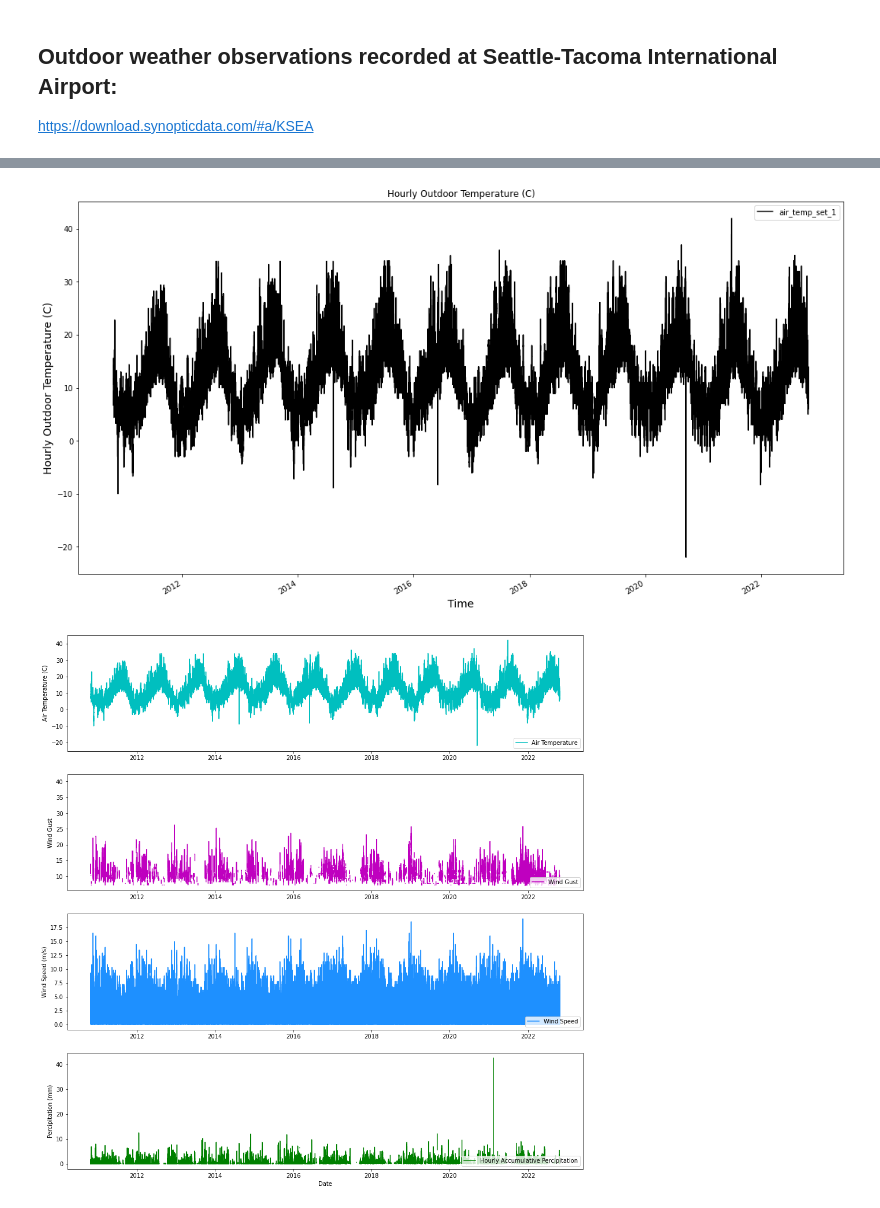
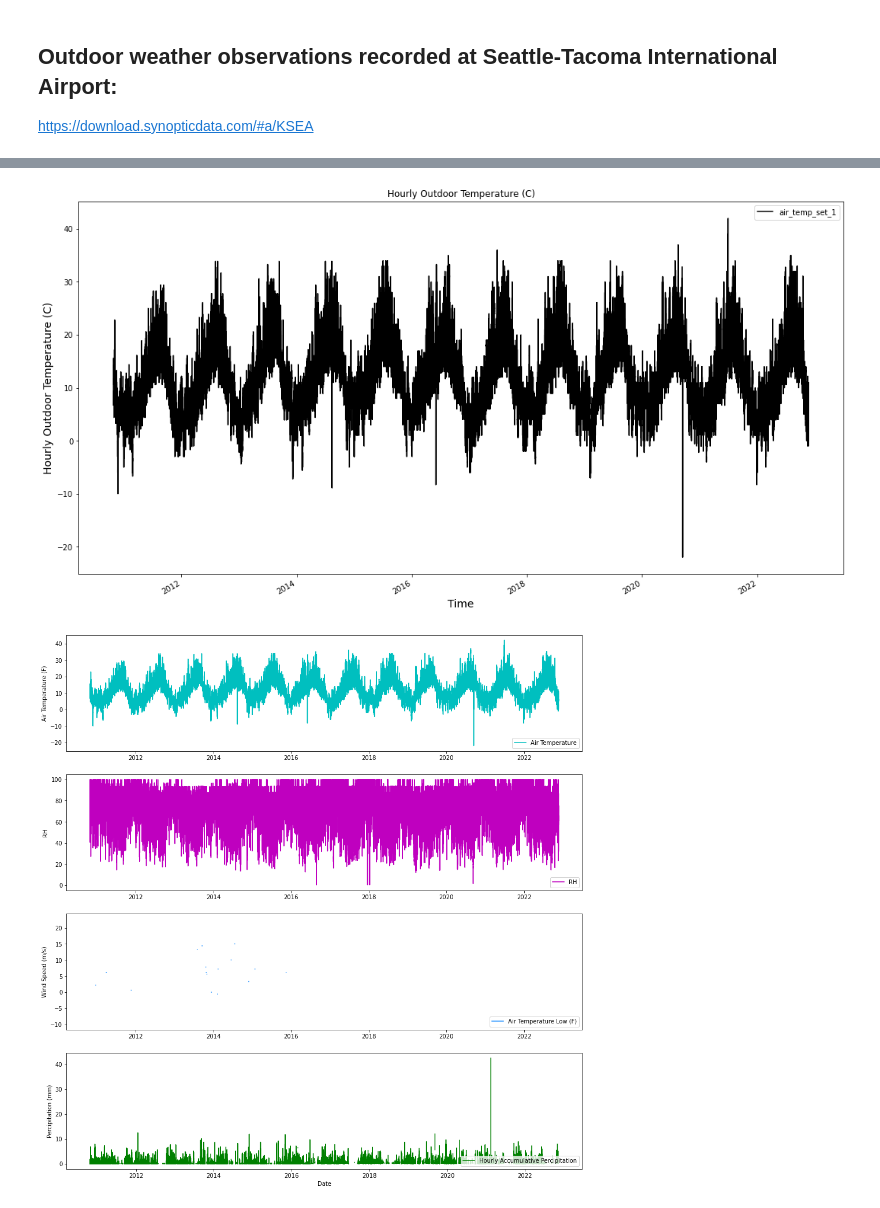
Before and after one commit to aworthyperson/Bike_Counters_Air_Quality, a Jupyter notebook: Bike_and_AQ_import_python.ipynb, the cells around one changed output, grey strips where cells are left out. Cells and saved outputs as stored; diff of their text form; code cells hidden in the pictures.

Commit message:
new weather data

```diff
--- a/Bike_and_AQ_import_python.ipynb
+++ b/Bike_and_AQ_import_python.ipynb
@@ -366,6 +361,8 @@ aq
 ## Outdoor weather observations recorded at Seattle-Tacoma International Airport:
 https://download.synopticdata.com/#a/KSEA
 # %%
-out= pd.read_csv("Data/KSEA.csv", sep=',', header=[10])
+#out= pd.read_csv("Data/KSEA.csv", sep=',', header=[10])
+out= pd.read_csv("Data/KSEA.2022-11-21.csv", sep=',', header=[10])
+
 out.head()
 # %% [output]
@@ -411,7 +396,7 @@ out= out.drop(0,axis=0)
 # %%
 out.Date_Time= pd.to_datetime(out.Date_Time)
 
-cols = out.columns.drop(['Date_Time','wind_direction_set_1'])
+cols = out.columns.drop(['Date_Time'])
 
 out[cols] = out[cols].apply(pd.to_numeric, errors='coerce')
 
@@ -464,7 +447,7 @@ ax.set_ylabel("Hourly Outdoor Temperature (C)",color='k',fontsize=14);
 
 #plt.show();
 # %% [output]
-[figure, old version]
+[figure, new version]
 # %%
 fig, (ax1, ax2, ax3, ax4) = plt.subplots(nrows=4, ncols=1, figsize=(16,17))
 
@@ -476,23 +459,22 @@ ax1.plot(x1, y1, label = "Air Temperature", color='c', markerfacecolor='white')
 
 
 #Axis Labels
-ax1.set_ylabel('Air Temperature (C)')
+ax1.set_ylabel('Air Temperature (F)')
 
 
 x2 = out['Date_Time']
-y2 = out['wind_gust_set_1']
+y2 = out['relative_humidity_set_1']
 
-ax2.plot(x2, y2, label = "Wind Gust", color='m',  markerfacecolor='white')
+ax2.plot(x2, y2, label = "RH", color='m',  markerfacecolor='white')
 
 #Axis Labels
-ax2.set_ylabel('Wind Gust')
-#ax2.set_title('Monthy Mean Air Temperature at Pirbadet')
+ax2.set_ylabel('RH ')
 
 
 x3 = out['Date_Time']
-y3 = out['wind_speed_set_1']
+y3 = out['air_temp_low_24_hour_set_1']
 
-ax3.plot(x3, y3, label = "Wind Speed", color='dodgerblue', markerfacecolor='white')
+ax3.plot(x3, y3, label = "Air Temperature Low (F)", color='dodgerblue', markerfacecolor='white')
 
 
 #Axis Labels
@@ -501,31 +483,31 @@ ax3.set_ylabel('Wind Speed (m/s)')
 #ax3.set_title('Monthy Degre Day at Pirbadet')
 # show a legend on the plot
 
 ax2.legend(loc='lower right')
 
 
 ax1.legend(loc='lower right')
 ax3.legend(loc='lower right')
 
 
 x4 = out['Date_Time']
 y4 = out['precip_accum_one_hour_set_1']
 
 ax4.plot(x4, y4, label = "Hourly Accumulative Percipitation", color='g',  markerfacecolor='white')
 #axs.set_xlim(pd.Timestamp('2007-12-01 00:00'), pd.Timestamp('2022-05-01 00:00'))
 #ax4.set_xlim(pd.Timestamp('2014-11-01 00:00'), pd.Timestamp('2022-05-01 00:00'))
 
 
 #Axis Labels
 ax4.set_ylabel('Percipitation (mm)')
 ax4.set_xlabel('Date')
 
 
 # show a legend on the plot
 
 ax4.legend(loc='lower right')
 
 # Display a figure.
 plt.show()
 # %% [output]
-[figure, old version]
+[figure, new version]
```
Also changed, not shown: parts of 6 cells of this notebook, 1 other file.
